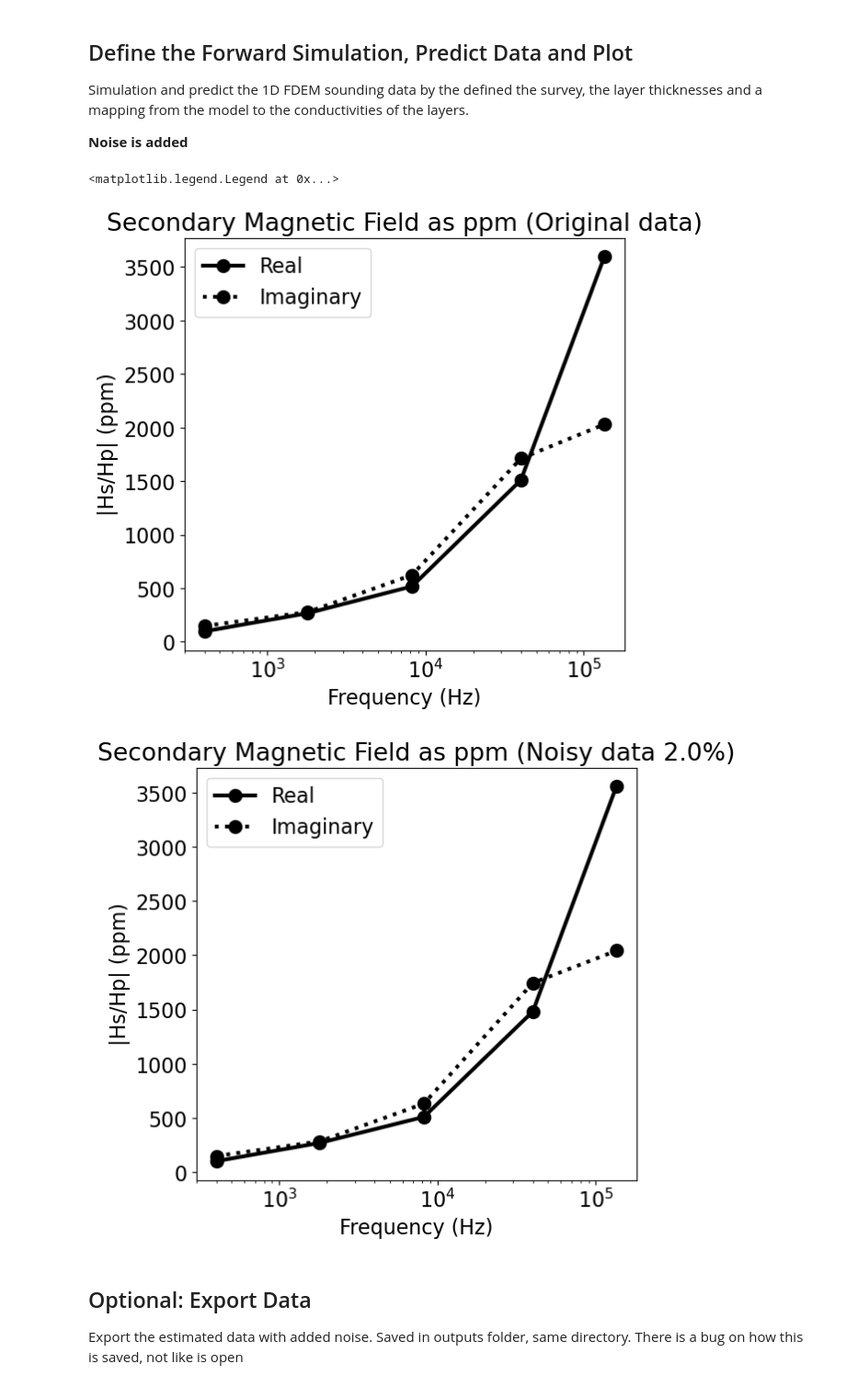
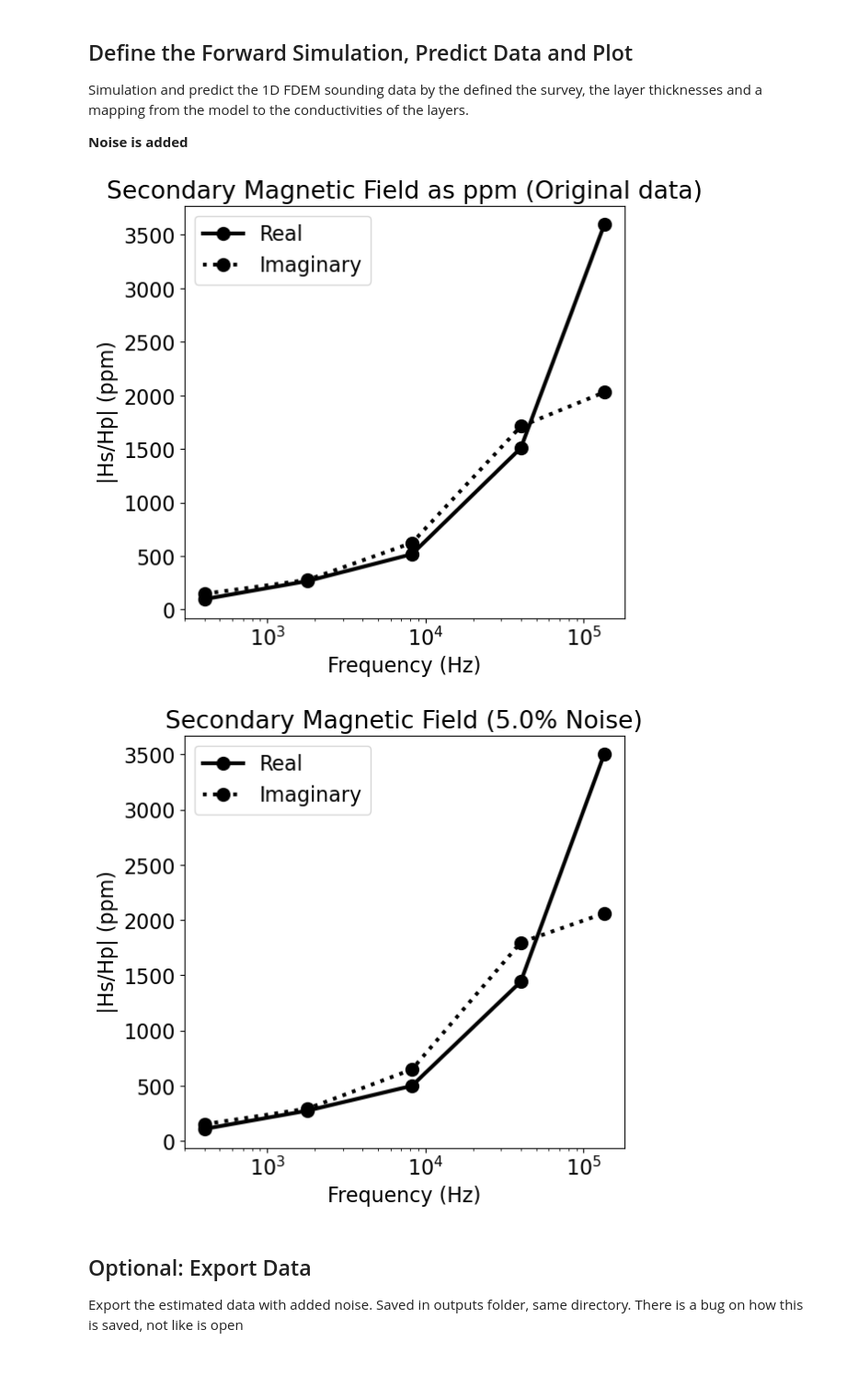
Before and after one commit to pablochanghuang/ITH_AEM, a Jupyter notebook: 1D_Forward_Simulation.ipynb, the cells around one changed output. Shown at 92% size. Cells and saved outputs as stored; diff of their text form; code cells hidden in the pictures.

Commit message:
Fixed something wrong in plotting the Forward simulation and finished setting up the hyperparameters for the Sparse inversion

```diff
--- a/1D_Forward_Simulation.ipynb
+++ b/1D_Forward_Simulation.ipynb
@@ -118,15 +118,15 @@ layer_thickness_2 = 15
 layer_thickness_3 = 50
 
 #bacjkground thickness:
-background_thickness = 100
+background_thickness = 400
 # %%
 # Build single column vector
 depths = [
-    (layer_conductivity_0, layer_thickness_0),
-    (layer_conductivity_1, layer_thickness_1),
-    (layer_conductivity_2, layer_thickness_2),
-    (layer_conductivity_3, layer_thickness_3),
-    (background_conductivity, background_thickness)
+    [layer_conductivity_0, layer_thickness_0],
+    [layer_conductivity_1, layer_thickness_1],
+    [layer_conductivity_2, layer_thickness_2],
+    [layer_conductivity_3, layer_thickness_3],
+    [background_conductivity, background_thickness]
 ]
 
 # Matrix for plotting
@@ -140,7 +140,7 @@ for conductivity, thickness in depths:
 m = np.vstack(m_rows)
 
 #STepped profile for plooting
-thicknesses = np.array([t[1] for t in depths])
+thicknesses = np.array([d[1] for d in depths])
 model = np.array([t[0] for t in depths])
 
 layer_tops = np.r_[0.0, np.cumsum(thicknesses)]
@@ -180,5 +180,6 @@ plt.colorbar(im, ax=ax2, label="Conductivity (S/m)")
 
 # Layout adjustment for a neat figure
 plt.tight_layout()
+plt.savefig("conductivity_plot.png", dpi=300)  # Save in same directory
 plt.show()
 # %% [output]
@@ -206,37 +231,37 @@ simulation = fdem.Simulation1DLayered(
     sigmaMap=model_mapping,
 )
 
 # Predict sounding data
 dpred = simulation.dpred(model)
 
 # Plot sounding data
 fig = plt.figure(figsize=(6, 6))
 ax = fig.add_axes([0.15, 0.15, 0.8, 0.75])
 ax.semilogx(frequencies, np.abs(dpred[0::2]), "k-o", lw=3, ms=10)
 ax.semilogx(frequencies, np.abs(dpred[1::2]), "k:o", lw=3, ms=10)
 ax.set_xlabel("Frequency (Hz)")
 ax.set_ylabel("|Hs/Hp| (ppm)")
 ax.set_title("Secondary Magnetic Field as ppm (Original data)")
 ax.legend(["Real", "Imaginary"])
 
 # Add noise to prediction
 np.random.seed(222)
-noise_level = 0.02
+noise_level = 0.05
 dpred += noise_level * np.abs(dpred) * np.random.randn(len(dpred))
 
 # Plot sounding data
 fig = plt.figure(figsize=(6, 6))
 ax = fig.add_axes([0.15, 0.15, 0.8, 0.75])
 ax.semilogx(frequencies, np.abs(dpred[0::2]), "k-o", lw=3, ms=10)
 ax.semilogx(frequencies, np.abs(dpred[1::2]), "k:o", lw=3, ms=10)
 ax.set_xlabel("Frequency (Hz)")
 ax.set_ylabel("|Hs/Hp| (ppm)")
-ax.set_title(f"Secondary Magnetic Field as ppm (Noisy data {noise_level*100}%)")
+ax.set_title(f"Secondary Magnetic Field ({noise_level*100}% Noise)")
 ax.legend(["Real", "Imaginary"])
+plt.savefig("simulated_noisy_data.png", dpi=300)
 # %% [output]
-<matplotlib.legend.Legend at 0x...>
 [figure]
-[figure, old version]
+[figure, new version]
 # %% [markdown]
 ## Optional: Export Data
 
```
Also changed, not shown: parts of 3 cells of this notebook, 8 other files.
